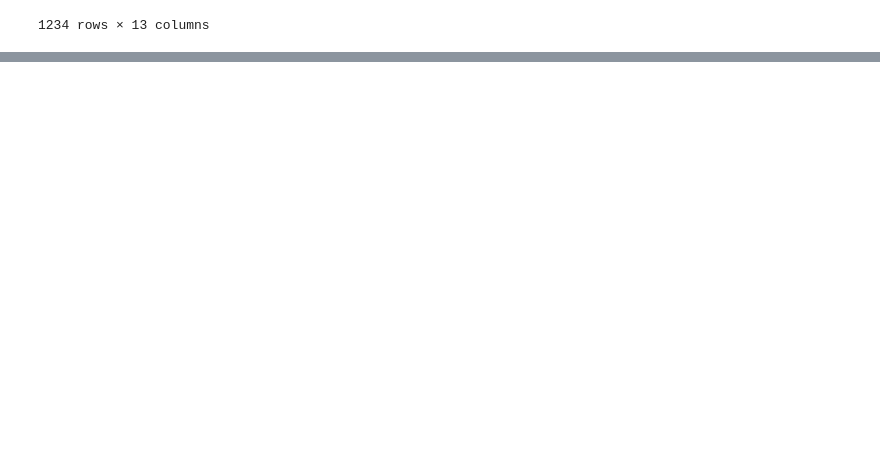
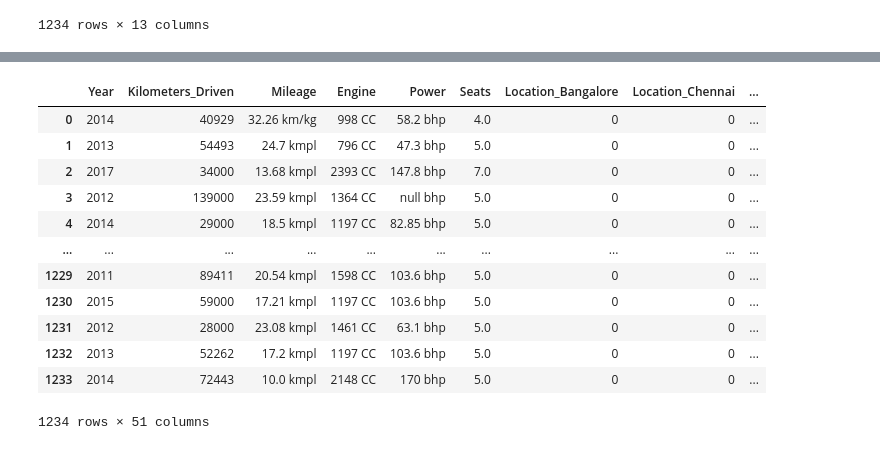
Before and after one commit to Devjith-P/Machine-Learning, a Jupyter notebook: Data Preprocessing/data_preprocessing.ipynb, the cells around one changed output, grey strips where cells are left out. Saved outputs shown, nothing was run; the diff lists cells and outputs as text; code cells hidden in the pictures; blank space fills up the shorter version.

```diff
--- a/Data Preprocessing/data_preprocessing.ipynb
+++ b/Data Preprocessing/data_preprocessing.ipynb
@@ -393,3 +393,6 @@ dft
 | 1232 | 1232 | Volkswagen Polo GT TSI | Pune | 2013 | 52262 | Petrol | Automatic | Third | ... |
 | 1233 | 1233 | Mercedes-Benz E-Class 2009-2013 E... | Kochi | 2014 | 72443 | Diesel | Automatic | First | ... |
 1234 rows × 13 columns
+# %%
+dft['Brand'] = dft['Name'].apply(lambda x:x.split()[0])
+dft
@@ -395,0 +413,22 @@ dft
+# %%
+dft_encoded = pd.get_dummies(dft[['Location','Fuel_Type','Transmission','Owner_Type','Brand']],drop_first=True,dtype=int)
+# %%
+dft = pd.concat([dft,dft_encoded],axis=1)
+# %%
+dft = dft.drop(columns=['Unnamed: 0','Name','Location','Fuel_Type','Transmission','Owner_Type','Brand','New_Price'])
+# %%
+dft
+# %% [output]
+|  | Year | Kilometers_Driven | Mileage | Engine | Power | Seats | Location_Bangalore | Location_Chennai | ... |
+| 0 | 2014 | 40929 | 32.26 km/kg | 998 CC | 58.2 bhp | 4.0 | 0 | 0 | ... |
+| 1 | 2013 | 54493 | 24.7 kmpl | 796 CC | 47.3 bhp | 5.0 | 0 | 0 | ... |
+| 2 | 2017 | 34000 | 13.68 kmpl | 2393 CC | 147.8 bhp | 7.0 | 0 | 0 | ... |
+| 3 | 2012 | 139000 | 23.59 kmpl | 1364 CC | null bhp | 5.0 | 0 | 0 | ... |
+| 4 | 2014 | 29000 | 18.5 kmpl | 1197 CC | 82.85 bhp | 5.0 | 0 | 0 | ... |
+| ... | ... | ... | ... | ... | ... | ... | ... | ... | ... |
+| 1229 | 2011 | 89411 | 20.54 kmpl | 1598 CC | 103.6 bhp | 5.0 | 0 | 0 | ... |
+| 1230 | 2015 | 59000 | 17.21 kmpl | 1197 CC | 103.6 bhp | 5.0 | 0 | 0 | ... |
+| 1231 | 2012 | 28000 | 23.08 kmpl | 1461 CC | 63.1 bhp | 5.0 | 0 | 0 | ... |
+| 1232 | 2013 | 52262 | 17.2 kmpl | 1197 CC | 103.6 bhp | 5.0 | 0 | 0 | ... |
+| 1233 | 2014 | 72443 | 10.0 kmpl | 2148 CC | 170 bhp | 5.0 | 0 | 0 | ... |
+1234 rows × 51 columns
```
Also changed, not shown: parts of 18 cells of this notebook.
